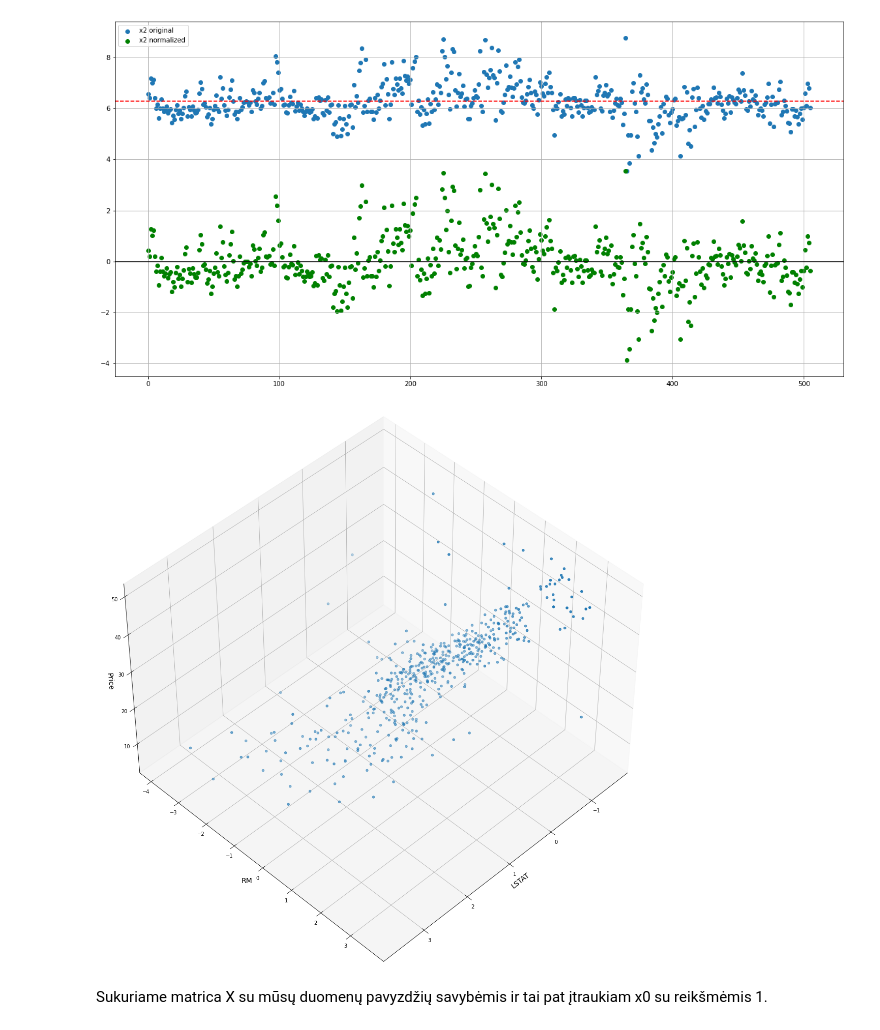
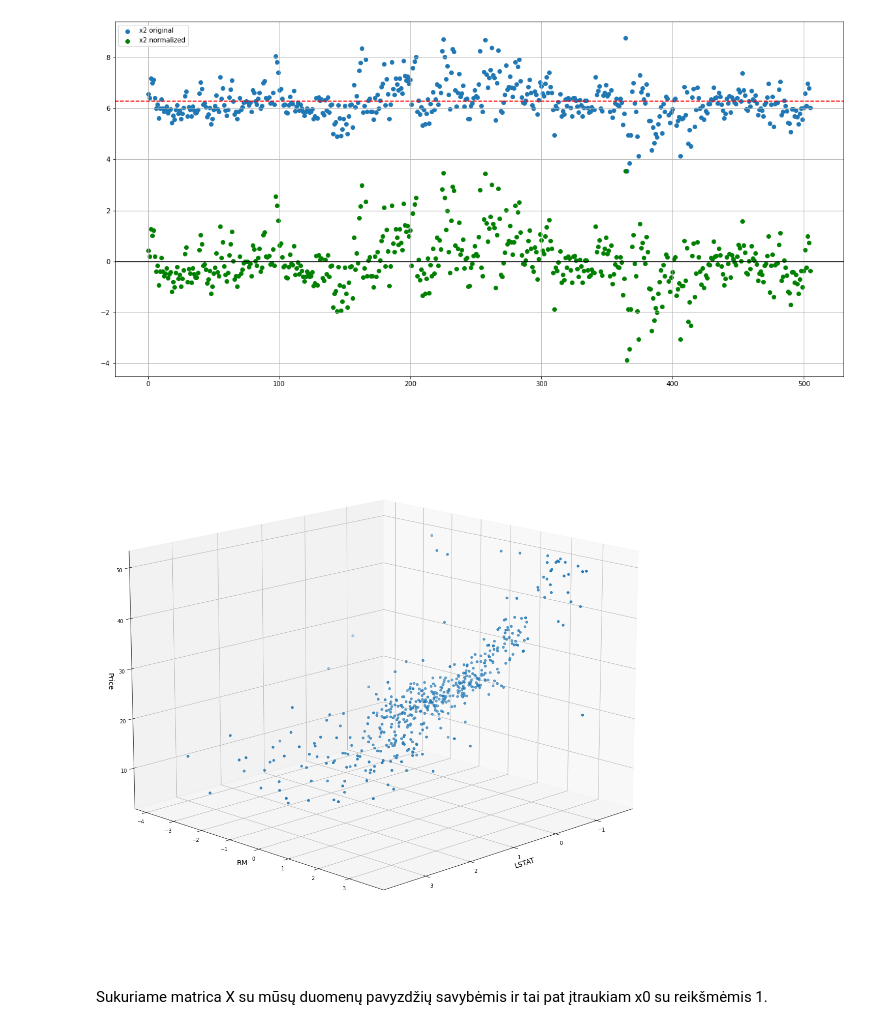
Before and after one commit to tavo-robotas/DI_101, a Jupyter notebook: __V_Mathematical_Optimization/__II_Multivariate_optimization.ipynb, the cells around one changed output. Cells and saved outputs as stored; diff of their text form; code cells hidden in the pictures.

```diff
--- a/__V_Mathematical_Optimization/__II_Multivariate_optimization.ipynb
+++ b/__V_Mathematical_Optimization/__II_Multivariate_optimization.ipynb
@@ -512,14 +523,14 @@ plt.grid(True)
 # %%
 fig = plt.figure(figsize=(20, 20))
 ax = plt.axes(projection='3d')
 ax.scatter(X1_norm, X2_norm, y)
 ax.set_xlabel('LSTAT', fontsize=14)
 ax.set_ylabel('RM', fontsize=14)
 ax.set_zlabel('Price', fontsize=14)
-ax.view_init(45, 45)
+ax.view_init(15, 45)
 ax.grid(True)
 # %% [output]
-[figure, old version]
+[figure, new version]
 # %% [markdown]
 Sukuriame matrica X su mūsų duomenų pavyzdžių savybėmis ir tai pat įtraukiam x0 su reikšmėmis 1.
 # %%
```
Also changed, not shown: parts of 24 cells of this notebook, 20 other files.
